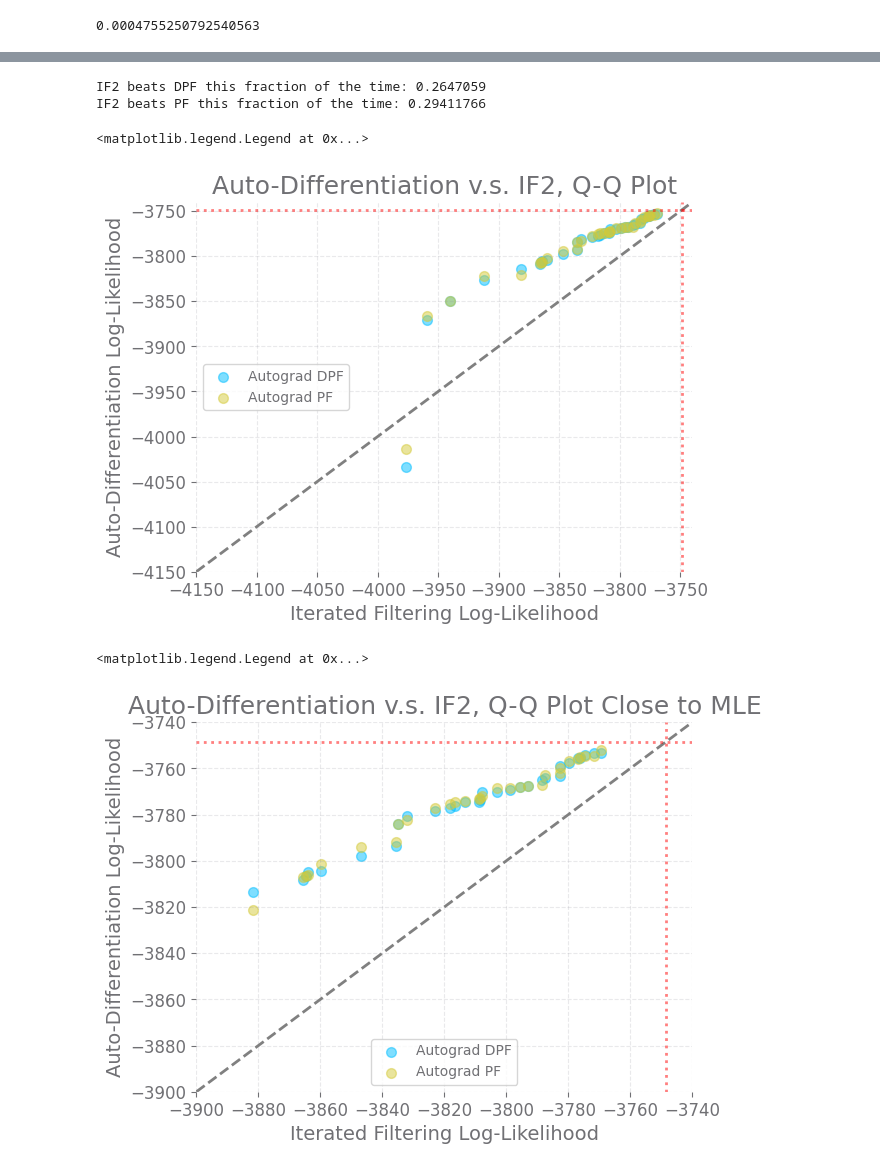
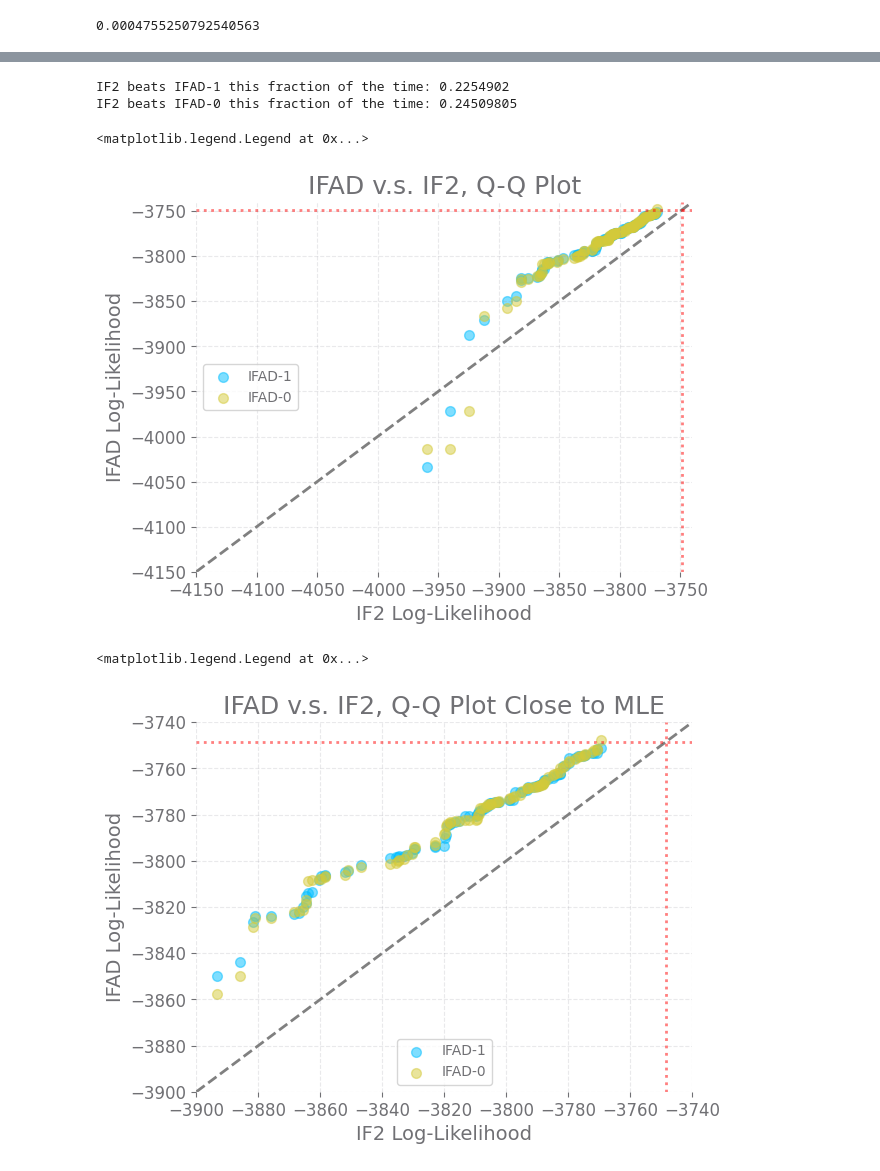
Before and after one commit to hetankevin/diffilter, a Jupyter notebook: cholera.ipynb, the cells around one changed output, grey strips where cells are left out. Saved outputs shown, nothing was run; the diff lists cells and outputs as text; code cells hidden in the pictures.

```diff
--- a/cholera.ipynb
+++ b/cholera.ipynb
@@ -387,0 +327,24 @@ print
+# %%
+mif_logliks_trials = np.vstack([np.load('outs/mif_logliks_trials.npy'),
+                               np.load('outs/mif_logliks_trials-1.npy'),
+                               np.load('outs/mif_logliks_trials-2.npy')])
+
+mif_logliks_warm_trials = np.vstack([np.load('outs/mif_logliks_warm_trials.npy'),
+                                    np.load('outs/mif_logliks_warm_trials-1.npy'),
+                                    np.load('outs/mif_logliks_warm_trials-2.npy')])
+
+gd_logliks_trials = np.vstack([np.load('outs/gd_logliks_trials.npy'),
+                              np.load('outs/gd_logliks_trials-1.npy'),
+                              np.load('outs/gd_logliks_trials-2.npy')])
+
+gd_logliks_pf_trials = np.vstack([np.load('outs/gd_logliks_pf_trials.npy'),
+                                 np.load('outs/gd_logliks_pf_trials-1.npy'),
+                                 np.load('outs/gd_logliks_pf_trials-2.npy')])
+
+gd_logliks_raw_trials = np.vstack([np.load('outs/gd_logliks_raw_trials.npy'),
+                                  np.load('outs/gd_logliks_raw_trials-1.npy'),
+                                  np.load('outs/gd_logliks_raw_trials-2.npy')])
+
+gd_logliks_pf_raw_trials = np.vstack([np.load('outs/gd_logliks_pf_raw_trials.npy'),
+                                     np.load('outs/gd_logliks_pf_raw_trials-1.npy'),
+                                     np.load('outs/gd_logliks_pf_raw_trials-2.npy')])
@@ -466,52 +455,51 @@ plt.legend()
 # %%
-
-print('IF2 beats DPF this fraction of the time:',
+print('IF2 beats IFAD-1 this fraction of the time:',
       np.mean(-(np.array(mif_logliks_trials)[:,-1]) >
               -(np.array(gd_logliks_trials)[:,-1])))
-print('IF2 beats PF this fraction of the time:',
+print('IF2 beats IFAD-0 this fraction of the time:',
       np.mean(-(np.array(mif_logliks_trials)[:,-1]) >
               -(np.array(gd_logliks_pf_trials)[:,-1])))
 # %% [output]
-IF2 beats DPF this fraction of the time: 0.2647059
-IF2 beats PF this fraction of the time: 0.29411766
+IF2 beats IFAD-1 this fraction of the time: 0.2254902
+IF2 beats IFAD-0 this fraction of the time: 0.24509805
 # %%
 #QQ plot, our IF2
 plt.scatter(-np.sort(np.array(mif_logliks_trials)[:,-1]), -np.sort(np.array(gd_logliks_trials)[:,-1]), marker='o', alpha=0.5,
-            label='Autograd DPF')
+            label='IFAD-1')
 plt.scatter(-np.sort(np.array(mif_logliks_trials)[:,-1]), -np.sort(np.array(gd_logliks_pf_trials)[:,-1]), marker='o', alpha=0.5,
-            label='Autograd PF')
+            label='IFAD-0')
 lo, hi = -4150, -3740
 plt.xlim(lo,hi)
 plt.ylim(lo,hi)
 plt.plot([lo, hi], [lo, hi], linestyle='--', color='grey')
 plt.axhline(-3748.5, linestyle='dotted', color='r', alpha=0.5)
 plt.axvline(-3748.5, linestyle='dotted', color='r', alpha=0.5)
-plt.title('Auto-Differentiation v.s. IF2, Q-Q Plot')
-plt.xlabel('Iterated Filtering Log-Likelihood')
-plt.ylabel('Auto-Differentiation Log-Likelihood')
+plt.title('IFAD v.s. IF2, Q-Q Plot')
+plt.xlabel('IF2 Log-Likelihood')
+plt.ylabel('IFAD Log-Likelihood')
 plt.legend()
 # put horizontal and vertical lines at 3748.5
 # %% [output]
 <matplotlib.legend.Legend at 0x...>
-[figure, old version]
+[figure, new version]
 # %%
 #QQ plot, our IF2
 plt.scatter(-np.sort(np.array(mif_logliks_trials)[:,-1]), -np.sort(np.array(gd_logliks_trials)[:,-1]), marker='o', alpha=0.5,
-            label='Autograd DPF')
+            label='IFAD-1')
 plt.scatter(-np.sort(np.array(mif_logliks_trials)[:,-1]), -np.sort(np.array(gd_logliks_pf_trials)[:,-1]), marker='o', alpha=0.5,
-            label='Autograd PF')
+            label='IFAD-0')
 lo, hi = -3900, -3740
 plt.xlim(lo,hi)
 plt.ylim(lo,hi)
 plt.plot([lo, hi], [lo, hi], linestyle='--', color='grey')
 plt.axhline(-3748.5, linestyle='dotted', color='r', alpha=0.5)
 plt.axvline(-3748.5, linestyle='dotted', color='r', alpha=0.5)
-plt.title('Auto-Differentiation v.s. IF2, Q-Q Plot Close to MLE')
-plt.xlabel('Iterated Filtering Log-Likelihood')
-plt.ylabel('Auto-Differentiation Log-Likelihood')
+plt.title('IFAD v.s. IF2, Q-Q Plot Close to MLE')
+plt.xlabel('IF2 Log-Likelihood')
+plt.ylabel('IFAD Log-Likelihood')
 plt.legend()
 # put horizontal and vertical lines at 3748.5
 # %% [output]
 <matplotlib.legend.Legend at 0x...>
-[figure, old version]
+[figure, new version]
 # %%
```
Also changed, not shown: parts of 66 cells of this notebook, 47 other files.
